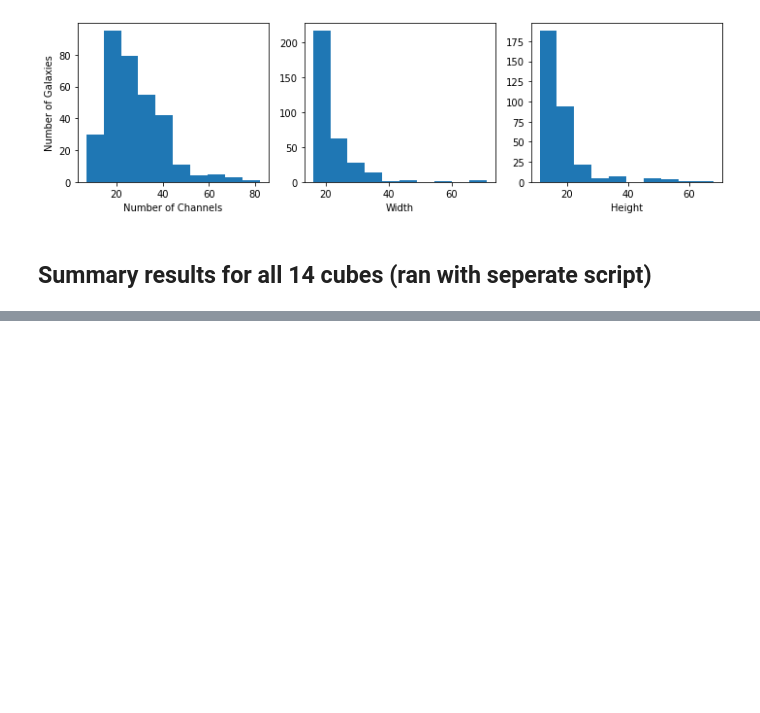
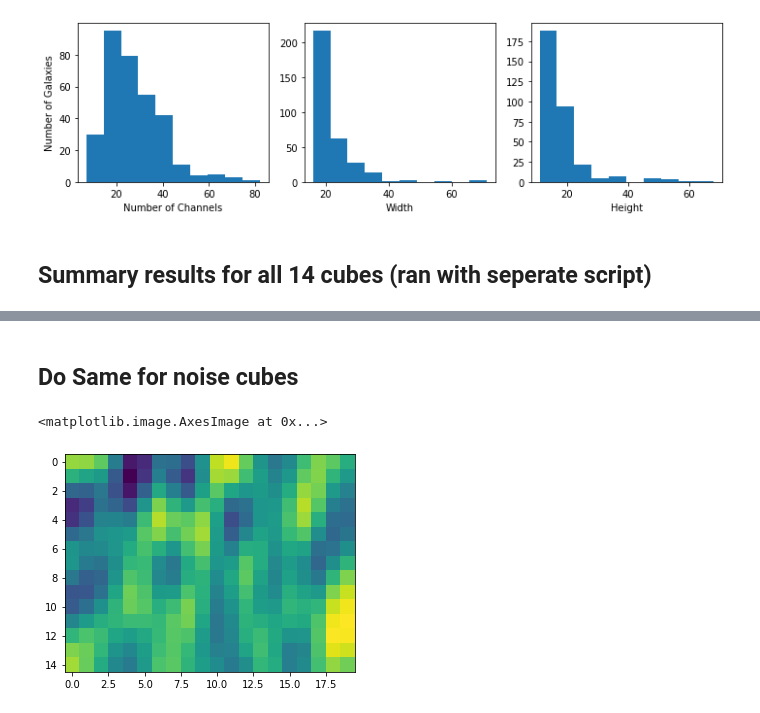
Before and after one commit to Jbarkai/HISourceFinder, a Jupyter notebook: notebooks/Exploratory Analysis.ipynb, the cells around one changed output, grey strips where cells are left out. Cells and saved outputs as stored; diff of their text form; code cells hidden in the pictures; blank space fills up the shorter version.

```diff
--- a/notebooks/Exploratory Analysis.ipynb
+++ b/notebooks/Exploratory Analysis.ipynb
@@ -431,0 +434,9 @@ plt.show()
+# %% [markdown]
+## Do Same for noise cubes
+# %%
+noise_data = np.moveaxis(fits.getdata("../data/mosaics/1245mosC.derip.fits"), 0, 2)
+subcube = noise_data[1000:1000+15, 1000:1000+20, 264:264+20]
+plt.imshow(subcube[...,10])
+# %% [output]
+<matplotlib.image.AxesImage at 0x...>
+[figure, added]
```
Also changed, not shown: parts of 7 cells of this notebook, 7 other files.
